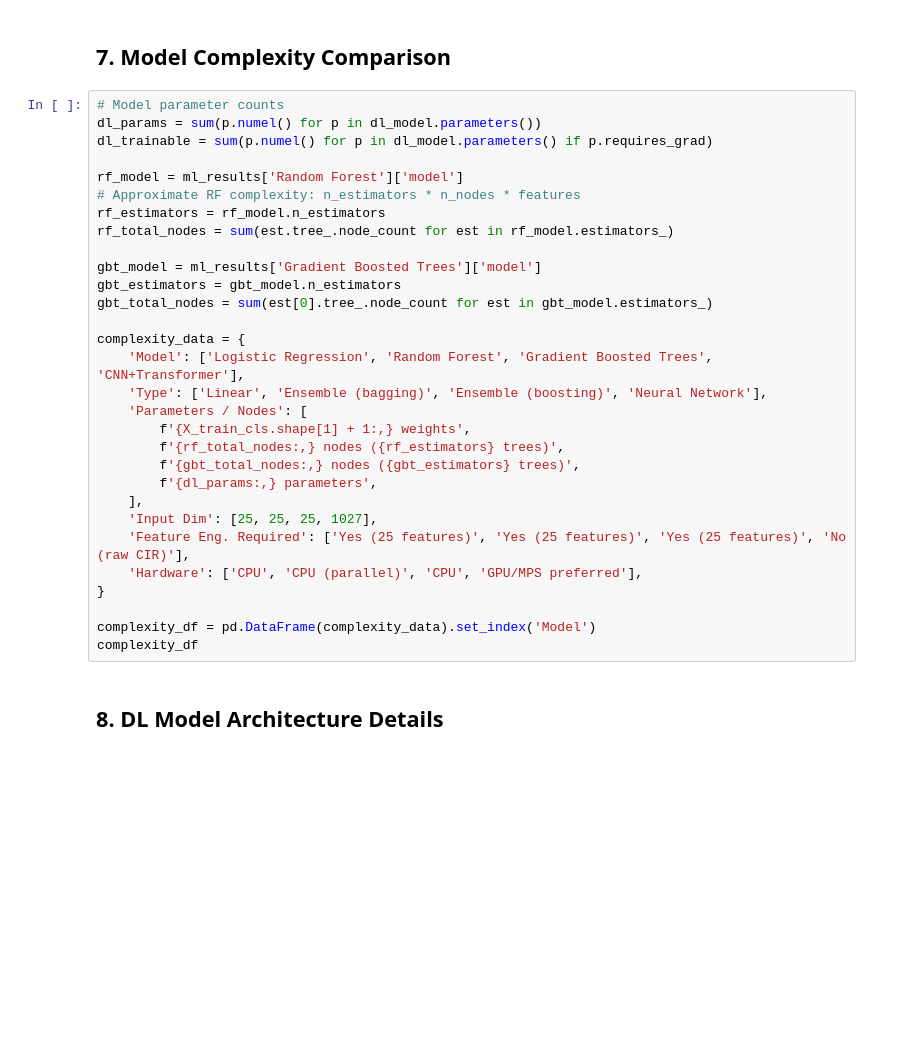
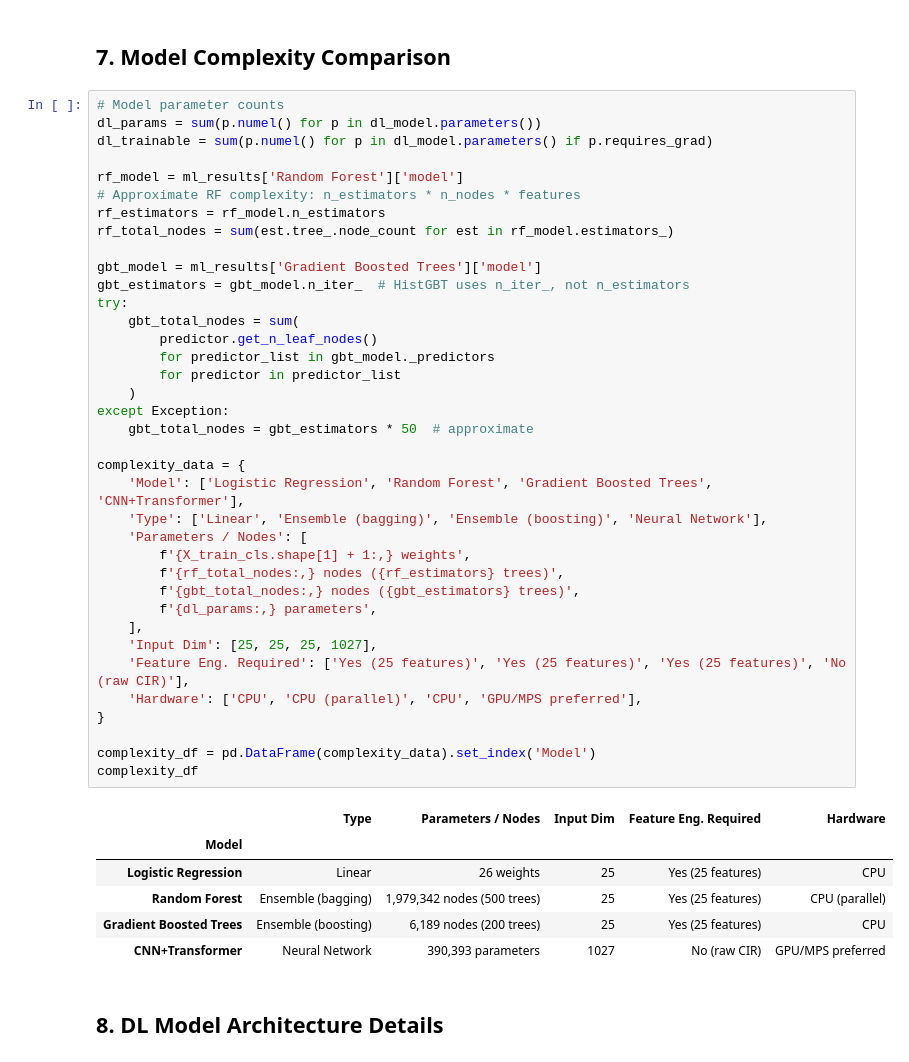
Before and after one commit to hoshinoht/csc3105-project, a Jupyter notebook: evaluation.ipynb, the cells around one changed output. Cells and saved outputs as stored; diff of their text form; blank space fills up the shorter version.

```diff
--- a/evaluation.ipynb
+++ b/evaluation.ipynb
@@ -559,33 +631,47 @@ plt.show()
 # %%
 # Model parameter counts
 dl_params = sum(p.numel() for p in dl_model.parameters())
 dl_trainable = sum(p.numel() for p in dl_model.parameters() if p.requires_grad)
 
 rf_model = ml_results['Random Forest']['model']
 # Approximate RF complexity: n_estimators * n_nodes * features
 rf_estimators = rf_model.n_estimators
 rf_total_nodes = sum(est.tree_.node_count for est in rf_model.estimators_)
 
 gbt_model = ml_results['Gradient Boosted Trees']['model']
-gbt_estimators = gbt_model.n_estimators
-gbt_total_nodes = sum(est[0].tree_.node_count for est in gbt_model.estimators_)
+gbt_estimators = gbt_model.n_iter_  # HistGBT uses n_iter_, not n_estimators
+try:
+    gbt_total_nodes = sum(
+        predictor.get_n_leaf_nodes()
+        for predictor_list in gbt_model._predictors
+        for predictor in predictor_list
+    )
+except Exception:
+    gbt_total_nodes = gbt_estimators * 50  # approximate
 
 complexity_data = {
     'Model': ['Logistic Regression', 'Random Forest', 'Gradient Boosted Trees', 'CNN+Transformer'],
     'Type': ['Linear', 'Ensemble (bagging)', 'Ensemble (boosting)', 'Neural Network'],
     'Parameters / Nodes': [
         f'{X_train_cls.shape[1] + 1:,} weights',
         f'{rf_total_nodes:,} nodes ({rf_estimators} trees)',
         f'{gbt_total_nodes:,} nodes ({gbt_estimators} trees)',
         f'{dl_params:,} parameters',
     ],
     'Input Dim': [25, 25, 25, 1027],
     'Feature Eng. Required': ['Yes (25 features)', 'Yes (25 features)', 'Yes (25 features)', 'No (raw CIR)'],
     'Hardware': ['CPU', 'CPU (parallel)', 'CPU', 'GPU/MPS preferred'],
 }
 
 complexity_df = pd.DataFrame(complexity_data).set_index('Model')
 complexity_df
+# %% [output]
+|  | Type | Parameters / Nodes | Input Dim | Feature Eng. Required | Hardware |
+| Model |  |  |  |  |  |
+| Logistic Regression | Linear | 26 weights | 25 | Yes (25 features) | CPU |
+| Random Forest | Ensemble (bagging) | 1,979,342 nodes (500 trees) | 25 | Yes (25 features) | CPU (parallel) |
+| Gradient Boosted Trees | Ensemble (boosting) | 6,189 nodes (200 trees) | 25 | Yes (25 features) | CPU |
+| CNN+Transformer | Neural Network | 390,393 parameters | 1027 | No (raw CIR) | GPU/MPS preferred |
 # %% [markdown]
 ## 8. DL Model Architecture Details
 # %%
```
Also changed, not shown: parts of 15 cells of this notebook.
